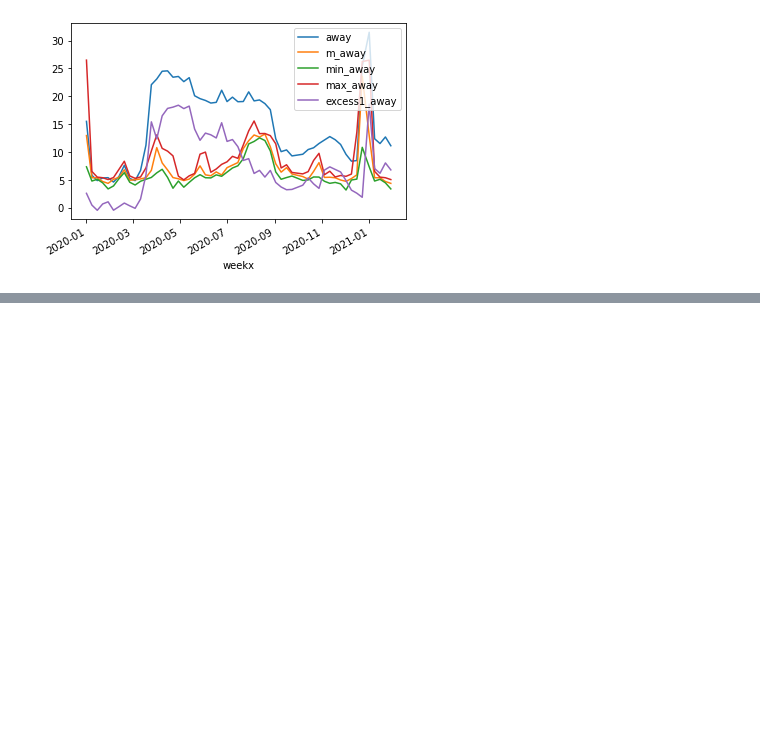
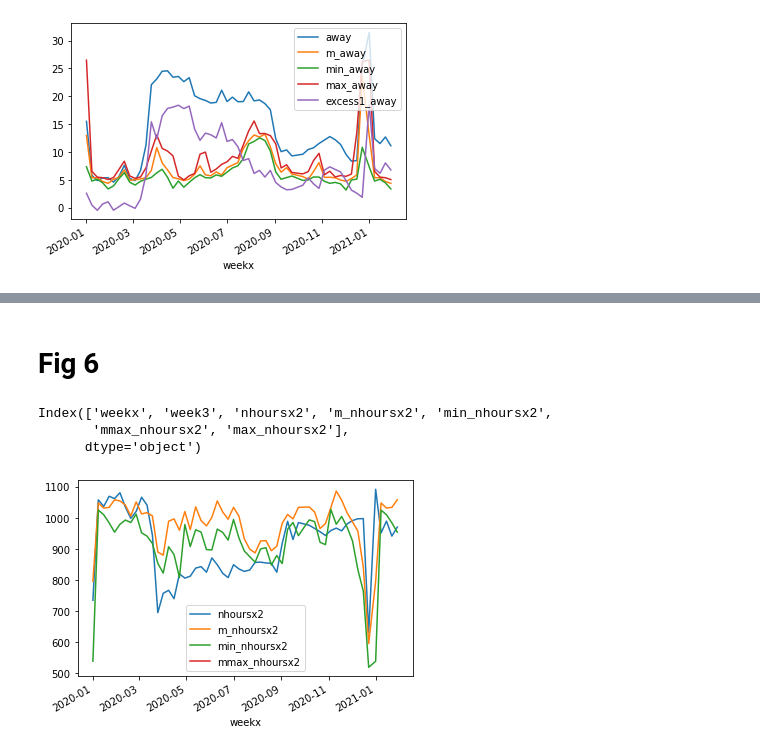
Before and after one commit to csaladenes/eco, a Jupyter notebook: jon_w/parser.ipynb, the cells around one changed output, grey strips where cells are left out. Saved outputs shown, nothing was run; the diff lists cells and outputs as text; code cells hidden in the pictures; blank space fills up the shorter version.

```diff
--- a/jon_w/parser.ipynb
+++ b/jon_w/parser.ipynb
@@ -640,3 +852,21 @@ layer1.save(f+'.json')
 layer1
 # %% [output]
 [interactive output not drawn]
+# %% [markdown]
+# Fig 6
+# %%
+df=pd.read_excel('excess1_nhoursx2.xls')
+glyph='nhoursx2'
+f='fig6_seasonal_work_hours'
+f6='https://raw.githubusercontent.com/csaladenes/eco-archive/main/jon_w/'+f+'.csv'
+df.to_csv(f+'.csv')
+df1=df.set_index('weekx')
+df1.index=pd.to_datetime(df1.index)
+df1.plot()
+df['max_nhoursx2']=1100
+df.columns
+# %% [output]
+Index(['weekx', 'week3', 'nhoursx2', 'm_nhoursx2', 'min_nhoursx2',
+       'mmax_nhoursx2', 'max_nhoursx2'],
+      dtype='object')
+[figure, added]
```
Also changed, not shown: parts of 24 cells of this notebook, 19 other files.
